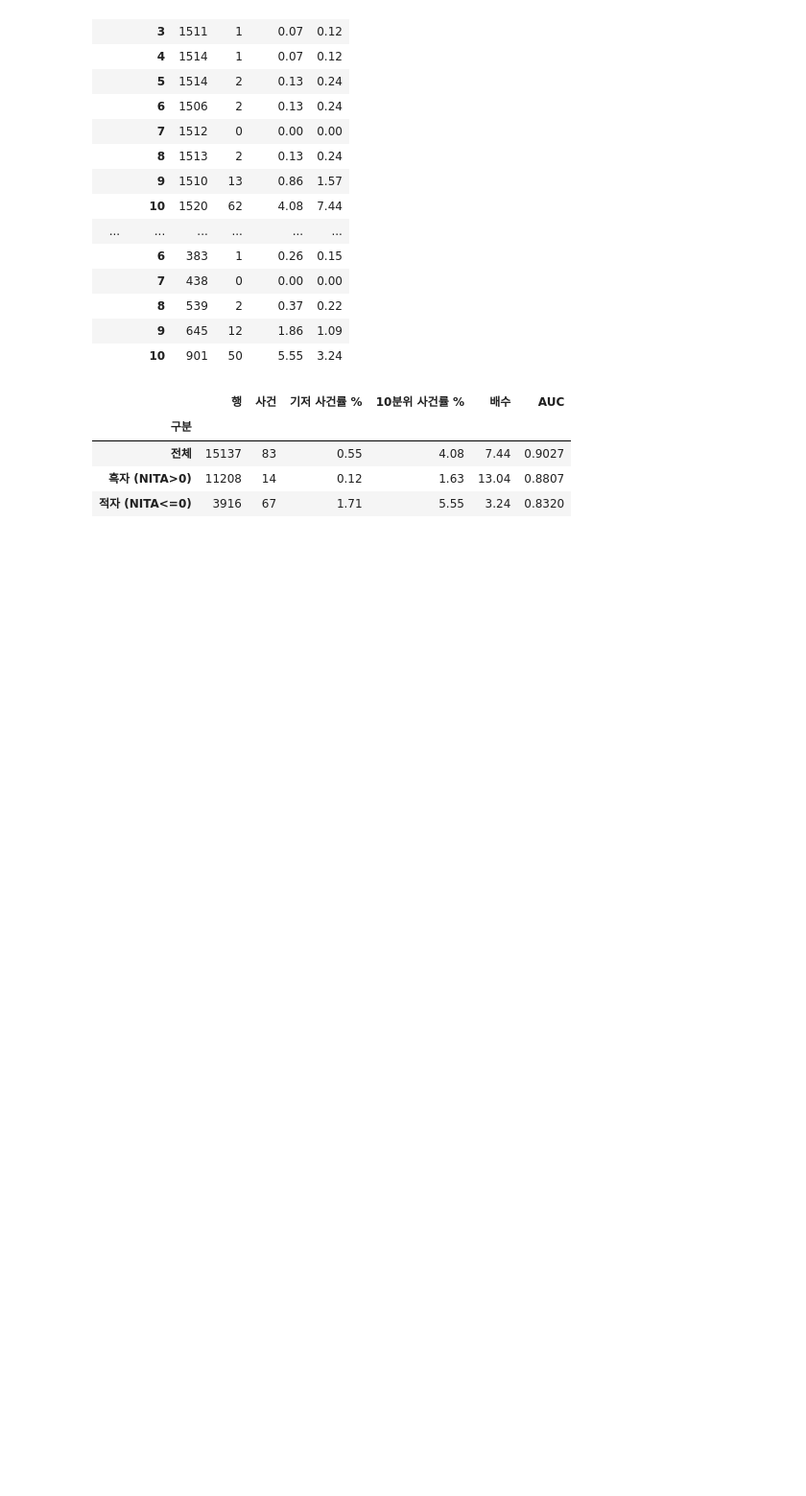
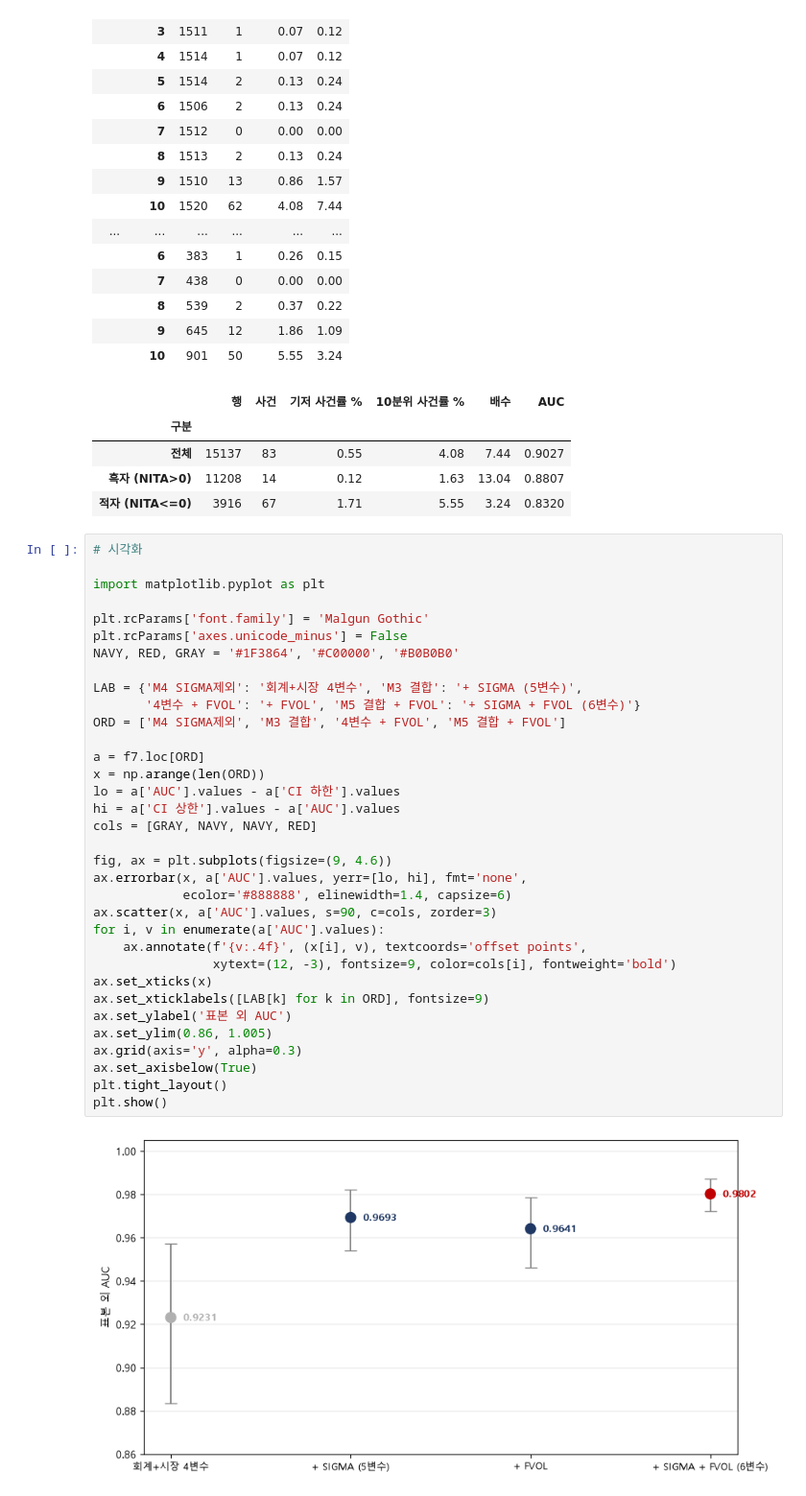
Before and after one commit to Seanjeon0220/project, a Jupyter notebook: quant/fVoL/kospi/delisted.ipynb, the cells around one changed output. Shown at 96% size. Drawn from its saved outputs; the diff is of its cells as text; blank space fills up the shorter version.

```diff
--- a/quant/fVoL/kospi/delisted.ipynb
+++ b/quant/fVoL/kospi/delisted.ipynb
@@ -1975,3 +1975,39 @@ display(f11)
 | 전체 | 15137 | 83 | 0.55 | 4.08 | 7.44 | 0.9027 |
 | 흑자 (NITA>0) | 11208 | 14 | 0.12 | 1.63 | 13.04 | 0.8807 |
 | 적자 (NITA<=0) | 3916 | 67 | 1.71 | 5.55 | 3.24 | 0.8320 |
+# %%
+# 시각화
+
+import matplotlib.pyplot as plt
+
+plt.rcParams['font.family'] = 'Malgun Gothic'
+plt.rcParams['axes.unicode_minus'] = False
+NAVY, RED, GRAY = '#1F3864', '#C00000', '#B0B0B0'
+
+LAB = {'M4 SIGMA제외': '회계+시장 4변수', 'M3 결합': '+ SIGMA (5변수)',
+       '4변수 + FVOL': '+ FVOL', 'M5 결합 + FVOL': '+ SIGMA + FVOL (6변수)'}
+ORD = ['M4 SIGMA제외', 'M3 결합', '4변수 + FVOL', 'M5 결합 + FVOL']
+
+a = f7.loc[ORD]
+x = np.arange(len(ORD))
+lo = a['AUC'].values - a['CI 하한'].values
+hi = a['CI 상한'].values - a['AUC'].values
+cols = [GRAY, NAVY, NAVY, RED]
+
+fig, ax = plt.subplots(figsize=(9, 4.6))
+ax.errorbar(x, a['AUC'].values, yerr=[lo, hi], fmt='none',
+            ecolor='#888888', elinewidth=1.4, capsize=6)
+ax.scatter(x, a['AUC'].values, s=90, c=cols, zorder=3)
+for i, v in enumerate(a['AUC'].values):
+    ax.annotate(f'{v:.4f}', (x[i], v), textcoords='offset points',
+                xytext=(12, -3), fontsize=9, color=cols[i], fontweight='bold')
+ax.set_xticks(x)
+ax.set_xticklabels([LAB[k] for k in ORD], fontsize=9)
+ax.set_ylabel('표본 외 AUC')
+ax.set_ylim(0.86, 1.005)
+ax.grid(axis='y', alpha=0.3)
+ax.set_axisbelow(True)
+plt.tight_layout()
+plt.show()
+# %% [output]
+[figure, added]
```
Also changed, not shown: parts of 1 cell of this notebook, 1 other file.
